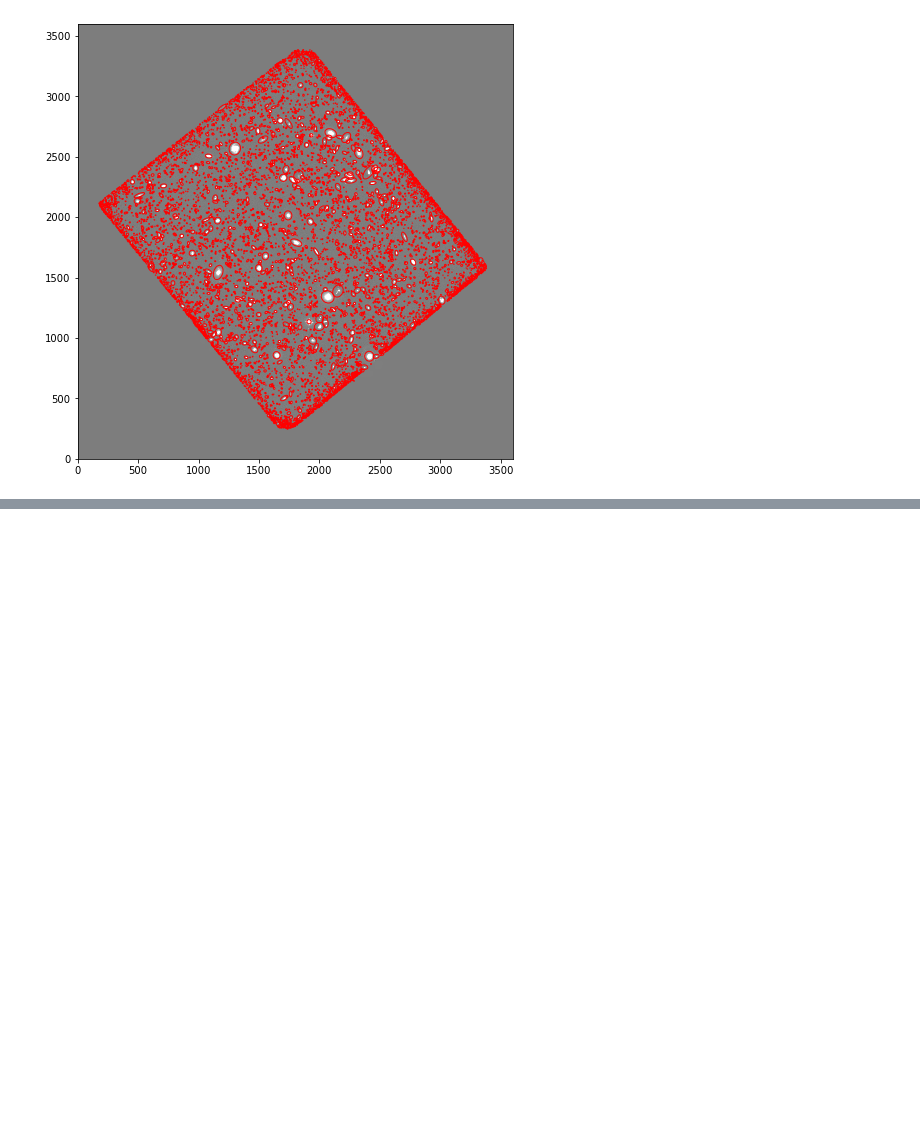
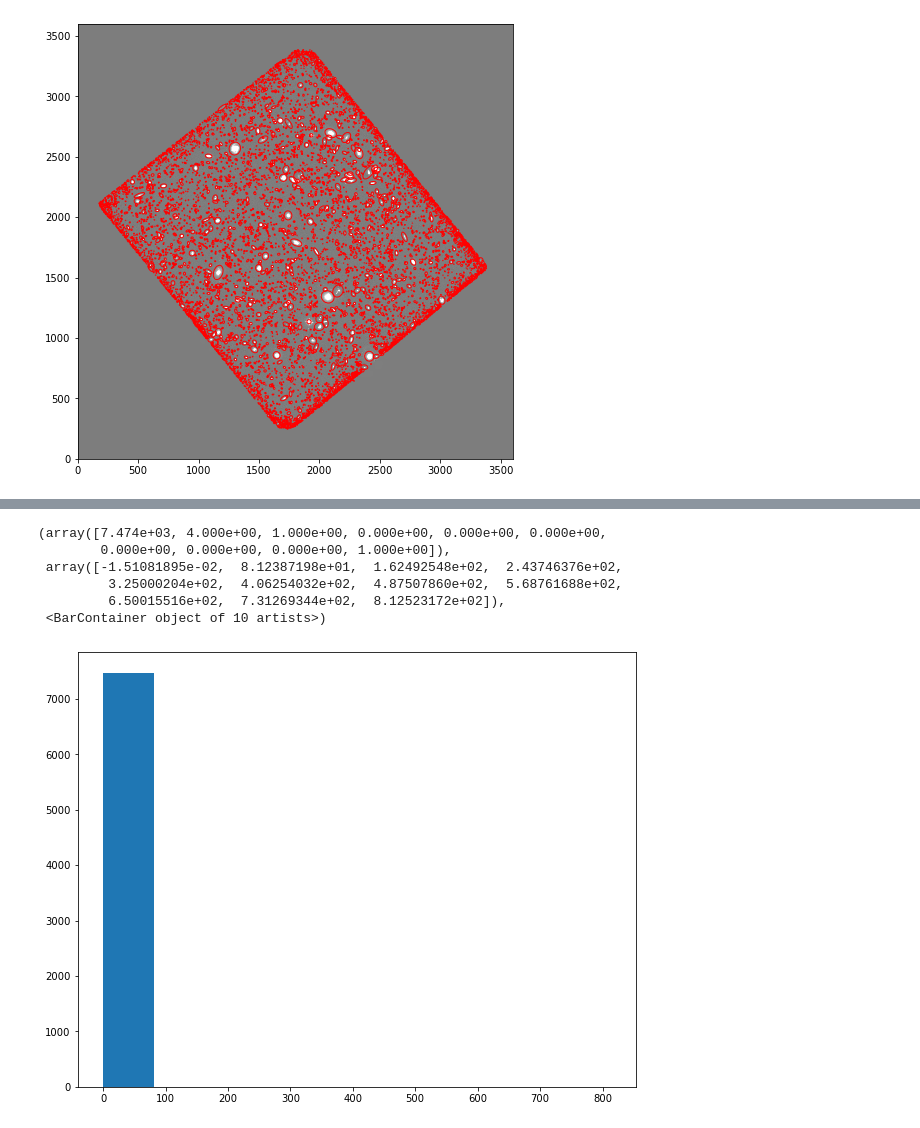
Before and after one commit to Ylyu11/Astr-19---final-project, a Jupyter notebook: f125w.ipynb, the cells around one changed output, grey strips where cells are left out. Cells and saved outputs as stored; diff of their text form; code cells hidden in the pictures; blank space fills up the shorter version.

```diff
--- a/f125w.ipynb
+++ b/f125w.ipynb
@@ -98,3 +98,6 @@ for i in range(len(objects)):
 plt.savefig("f125w_background-subtracted.png")
 # %% [output]
 [figure]
+# %%
+flux, fluxerr, flag = sep.sum_circle(data_sub, objects['x'], objects['y'],
+                                     3.0, err=bkg.globalrms, gain=1.0)
@@ -100,0 +119,10 @@ plt.savefig("f125w_background-subtracted.png")
+# %%
+plt.hist(flux)
+# %% [output]
+(array([7.474e+03, 4.000e+00, 1.000e+00, 0.000e+00, 0.000e+00, 0.000e+00,
+        0.000e+00, 0.000e+00, 0.000e+00, 1.000e+00]),
+ array([-1.51081895e-02,  8.12387198e+01,  1.62492548e+02,  2.43746376e+02,
+         3.25000204e+02,  4.06254032e+02,  4.87507860e+02,  5.68761688e+02,
+         6.50015516e+02,  7.31269344e+02,  8.12523172e+02]),
+ <BarContainer object of 10 artists>)
+[figure, added]
```
Also changed, not shown: parts of 1 cell of this notebook, 2 other files.
